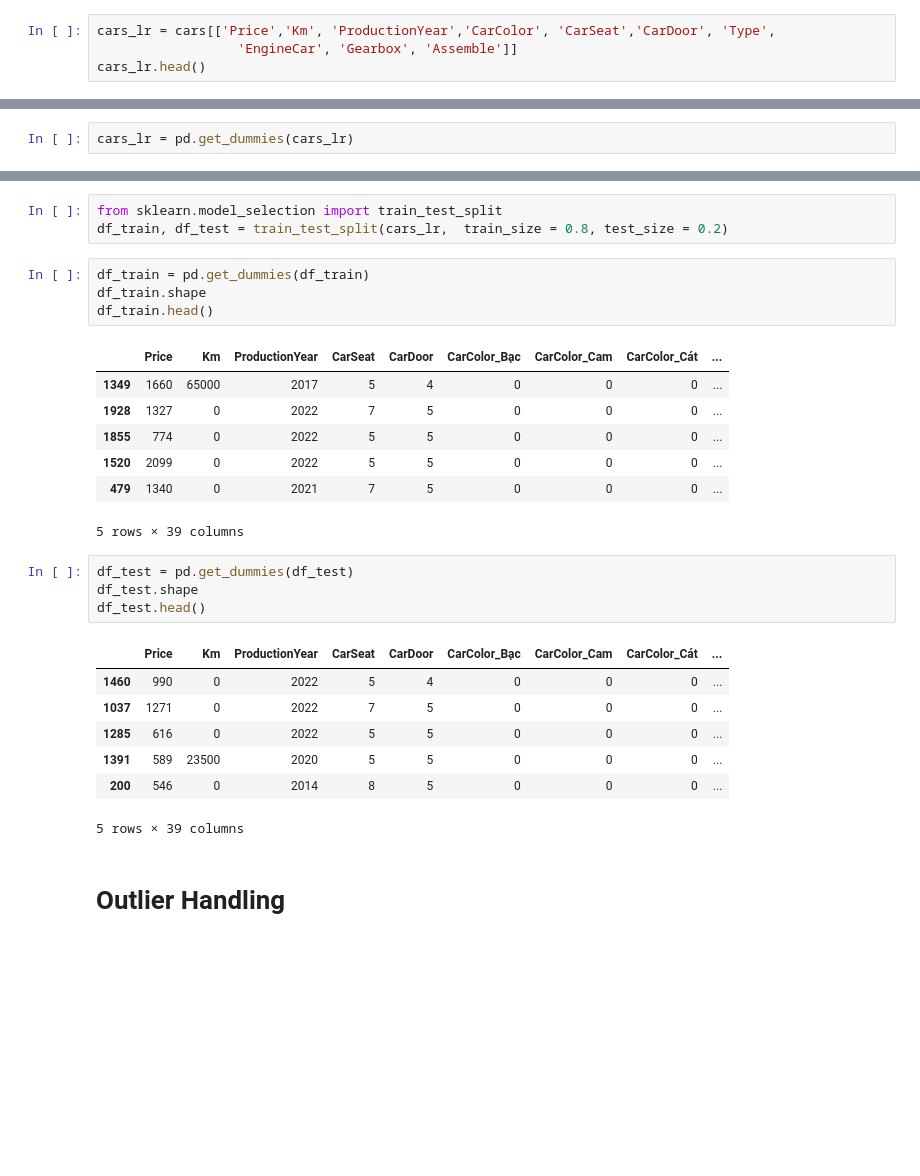
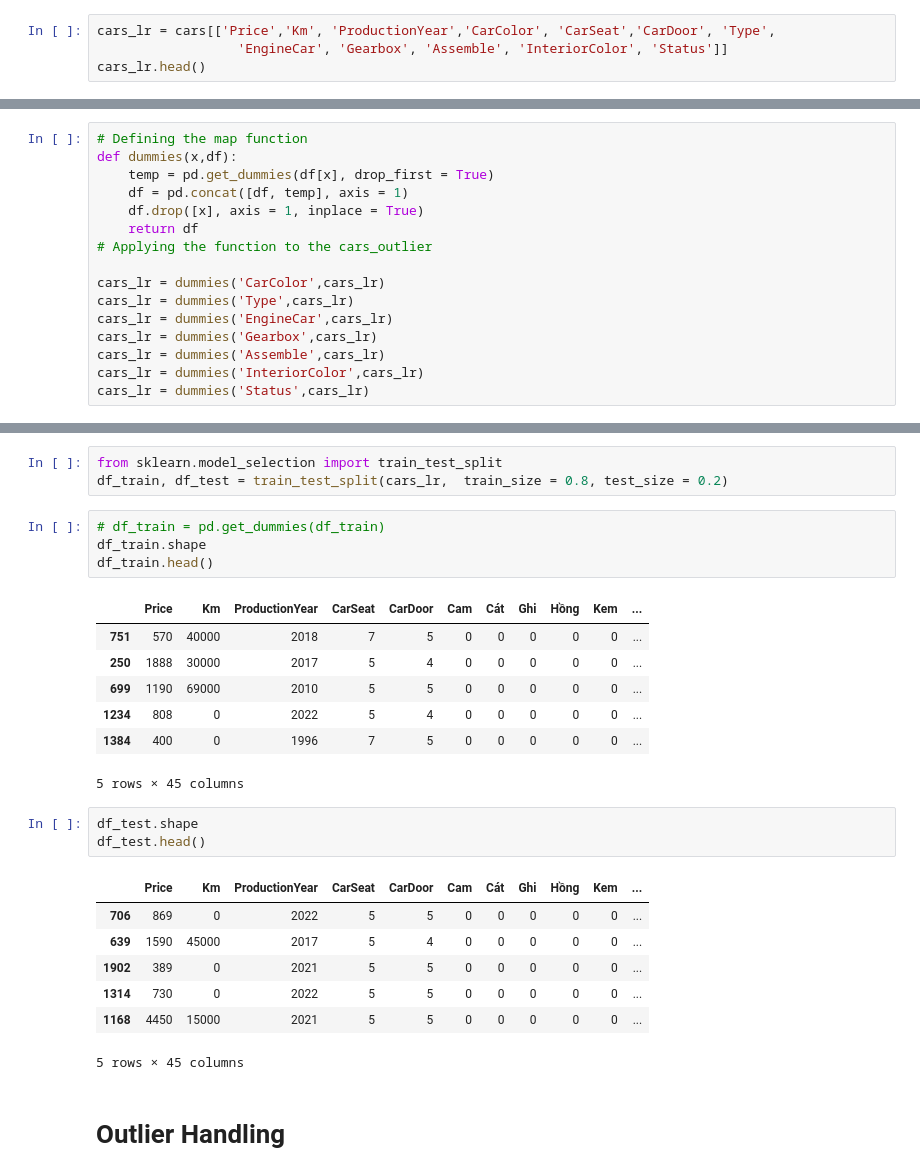
Before and after one commit to Kim-bk/car-price-prediction, a Jupyter notebook: Huy/RandomForestRegression1.ipynb, the cells around one changed output, grey strips where cells are left out. Saved outputs shown, nothing was run; the diff lists cells and outputs as text; blank space fills up the shorter version.

```diff
--- a/Huy/RandomForestRegression1.ipynb
+++ b/Huy/RandomForestRegression1.ipynb
@@ -261,5 +274,5 @@ Các đặc trưng có ảnh hưởng tới giá tiền (Price) sau khi đã tr
 # %%
 cars_lr = cars[['Price','Km', 'ProductionYear','CarColor', 'CarSeat','CarDoor', 'Type',
-                  'EngineCar', 'Gearbox', 'Assemble']]
+                  'EngineCar', 'Gearbox', 'Assemble', 'InteriorColor', 'Status']]
 cars_lr.head()
 # %% [output]
@@ -272,5 +285,19 @@ cars_lr.head()
-# %%
-cars_lr = pd.get_dummies(cars_lr)
+# %%
+# Defining the map function
+def dummies(x,df):
+    temp = pd.get_dummies(df[x], drop_first = True)
+    df = pd.concat([df, temp], axis = 1)
+    df.drop([x], axis = 1, inplace = True)
+    return df
+# Applying the function to the cars_outlier
+
+cars_lr = dummies('CarColor',cars_lr)
+cars_lr = dummies('Type',cars_lr)
+cars_lr = dummies('EngineCar',cars_lr)
+cars_lr = dummies('Gearbox',cars_lr)
+cars_lr = dummies('Assemble',cars_lr)
+cars_lr = dummies('InteriorColor',cars_lr)
+cars_lr = dummies('Status',cars_lr)
 # %%
 cars_lr.head()
 # %% [output]
@@ -285,29 +332,28 @@ cars_lr.head()
 from sklearn.model_selection import train_test_split
 df_train, df_test = train_test_split(cars_lr,  train_size = 0.8, test_size = 0.2)
 # %%
-df_train = pd.get_dummies(df_train)
+# df_train = pd.get_dummies(df_train)
 df_train.shape
 df_train.head()
 # %% [output]
-|  | Price | Km | ProductionYear | CarSeat | CarDoor | CarColor_Bạc | CarColor_Cam | CarColor_Cát | ... |
-| 1349 | 1660 | 65000 | 2017 | 5 | 4 | 0 | 0 | 0 | ... |
-| 1928 | 1327 | 0 | 2022 | 7 | 5 | 0 | 0 | 0 | ... |
-| 1855 | 774 | 0 | 2022 | 5 | 5 | 0 | 0 | 0 | ... |
-| 1520 | 2099 | 0 | 2022 | 5 | 5 | 0 | 0 | 0 | ... |
-| 479 | 1340 | 0 | 2021 | 7 | 5 | 0 | 0 | 0 | ... |
+|  | Price | Km | ProductionYear | CarSeat | CarDoor | Cam | Cát | Ghi | Hồng | Kem | ... |
+| 751 | 570 | 40000 | 2018 | 7 | 5 | 0 | 0 | 0 | 0 | 0 | ... |
+| 250 | 1888 | 30000 | 2017 | 5 | 4 | 0 | 0 | 0 | 0 | 0 | ... |
+| 699 | 1190 | 69000 | 2010 | 5 | 5 | 0 | 0 | 0 | 0 | 0 | ... |
+| 1234 | 808 | 0 | 2022 | 5 | 4 | 0 | 0 | 0 | 0 | 0 | ... |
+| 1384 | 400 | 0 | 1996 | 7 | 5 | 0 | 0 | 0 | 0 | 0 | ... |
-5 rows × 39 columns
+5 rows × 45 columns
 # %%
-df_test = pd.get_dummies(df_test)
 df_test.shape
 df_test.head()
 # %% [output]
-|  | Price | Km | ProductionYear | CarSeat | CarDoor | CarColor_Bạc | CarColor_Cam | CarColor_Cát | ... |
-| 1460 | 990 | 0 | 2022 | 5 | 4 | 0 | 0 | 0 | ... |
-| 1037 | 1271 | 0 | 2022 | 7 | 5 | 0 | 0 | 0 | ... |
-| 1285 | 616 | 0 | 2022 | 5 | 5 | 0 | 0 | 0 | ... |
-| 1391 | 589 | 23500 | 2020 | 5 | 5 | 0 | 0 | 0 | ... |
-| 200 | 546 | 0 | 2014 | 8 | 5 | 0 | 0 | 0 | ... |
+|  | Price | Km | ProductionYear | CarSeat | CarDoor | Cam | Cát | Ghi | Hồng | Kem | ... |
+| 706 | 869 | 0 | 2022 | 5 | 5 | 0 | 0 | 0 | 0 | 0 | ... |
+| 639 | 1590 | 45000 | 2017 | 5 | 4 | 0 | 0 | 0 | 0 | 0 | ... |
+| 1902 | 389 | 0 | 2021 | 5 | 5 | 0 | 0 | 0 | 0 | 0 | ... |
+| 1314 | 730 | 0 | 2022 | 5 | 5 | 0 | 0 | 0 | 0 | 0 | ... |
+| 1168 | 4450 | 15000 | 2021 | 5 | 5 | 0 | 0 | 0 | 0 | 0 | ... |
-5 rows × 39 columns
+5 rows × 45 columns
 # %% [markdown]
 # Outlier Handling
 # %% [markdown]
```
Also changed, not shown: parts of 55 cells of this notebook, 1 other file.
